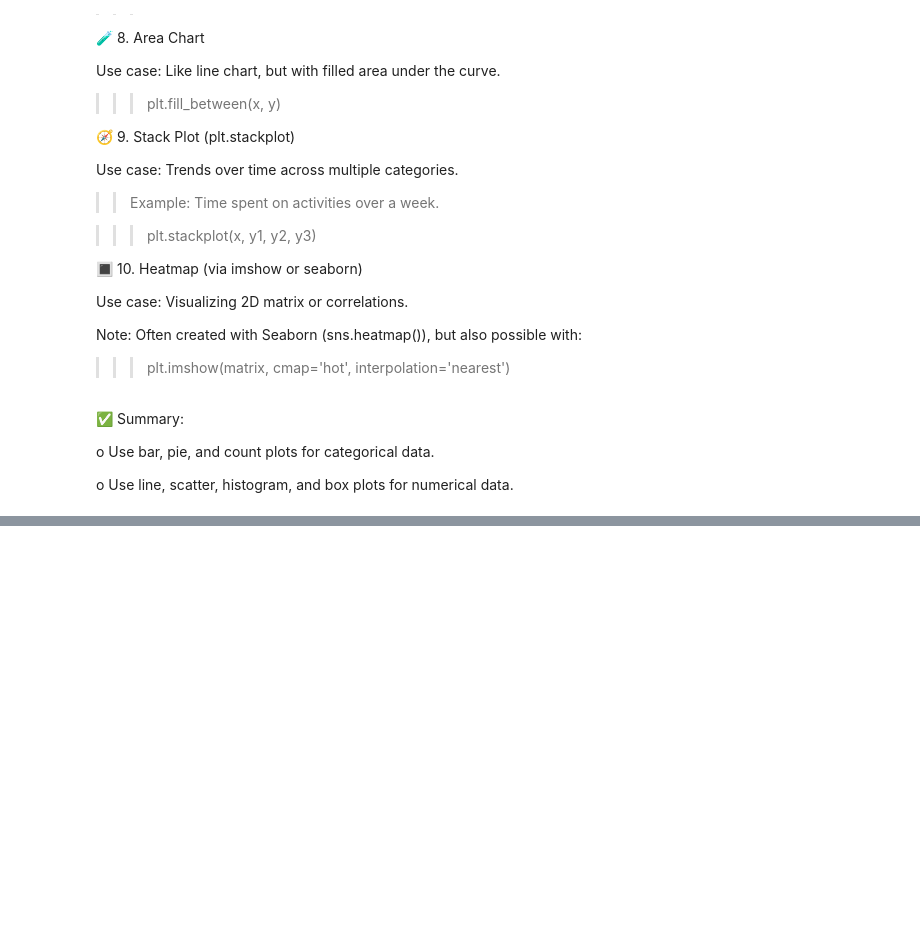
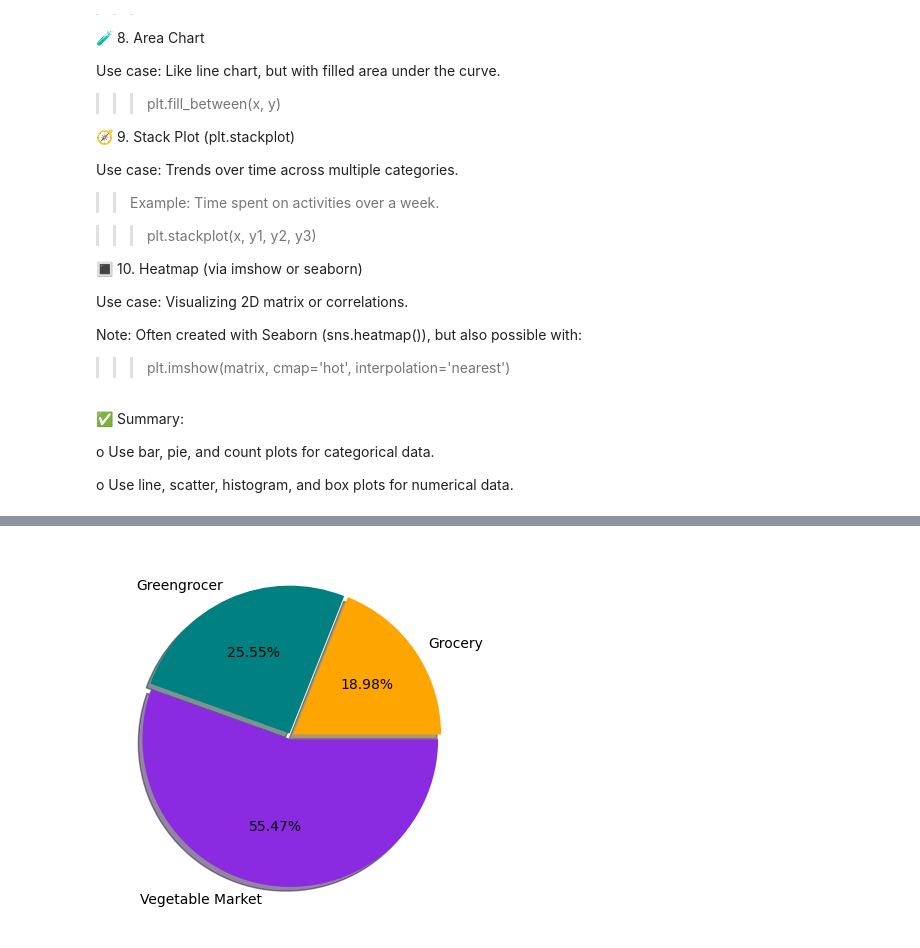
Before and after one commit to UstubecEmre/MatplotlibandSeabornFundamentals, a Jupyter notebook: chart_types_in_matplotlib.ipynb, the cells around one changed output, grey strips where cells are left out. Drawn from its saved outputs; the diff is of its cells as text; code cells hidden in the pictures; blank space fills up the shorter version.

Commit message:
feat: add pie chart example using matplotlib

```diff
--- a/chart_types_in_matplotlib.ipynb
+++ b/chart_types_in_matplotlib.ipynb
@@ -114,0 +117,11 @@ plt.show()
+# %%
+# Pie Chart
+sales_channel = ['Grocery',"Greengrocer", "Vegetable Market"]
+
+number_of_sales = [130, 175, 380]
+colors = ['orange', 'teal', 'blueviolet']
+
+plt.pie(number_of_sales, labels = sales_channel, colors= colors, shadow= True, explode = (0.02, 0.02, 0.02), autopct="%1.2f%%")
+plt.show()
+# %% [output]
+[figure, added]
```
Also changed, not shown: parts of 1 cell of this notebook.
